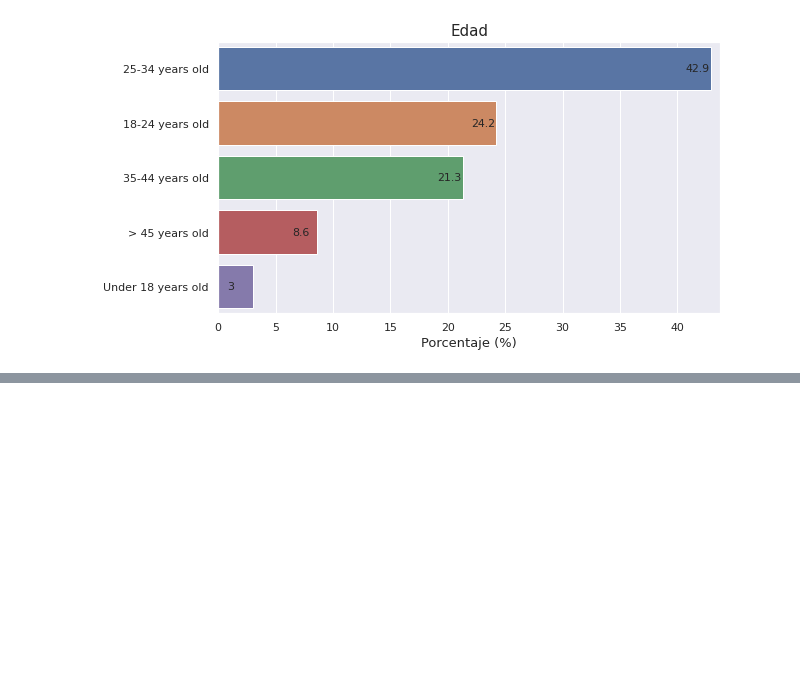
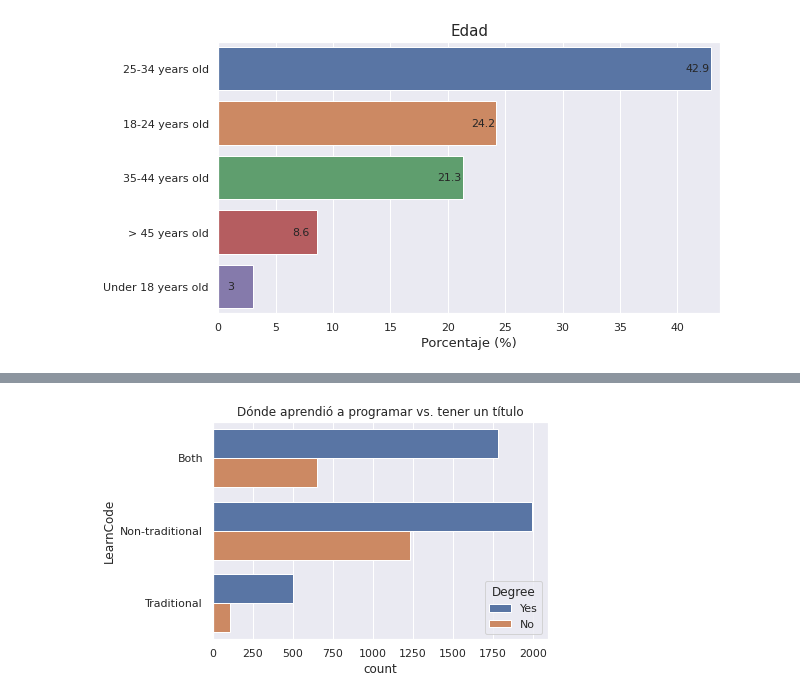
Before and after one commit to anthonymanotoa/survey-dev, a Jupyter notebook: notebooks/4-report.ipynb, the cells around one changed output, grey strips where cells are left out. Cells and saved outputs as stored; diff of their text form; code cells hidden in the pictures; blank space fills up the shorter version.

```diff
--- a/notebooks/4-report.ipynb
+++ b/notebooks/4-report.ipynb
@@ -60,0 +84,6 @@ barploth_normalized(df.Age, title='Edad', padding=-25)
+# %%
+sns.countplot(y=df.LearnCode, hue=df.Degree)
+plt.title('Dónde aprendió a programar vs. tener un título')
+plt.show()
+# %% [output]
+[figure, added]
```
Also changed, not shown: parts of 22 cells of this notebook, 3 other files.
